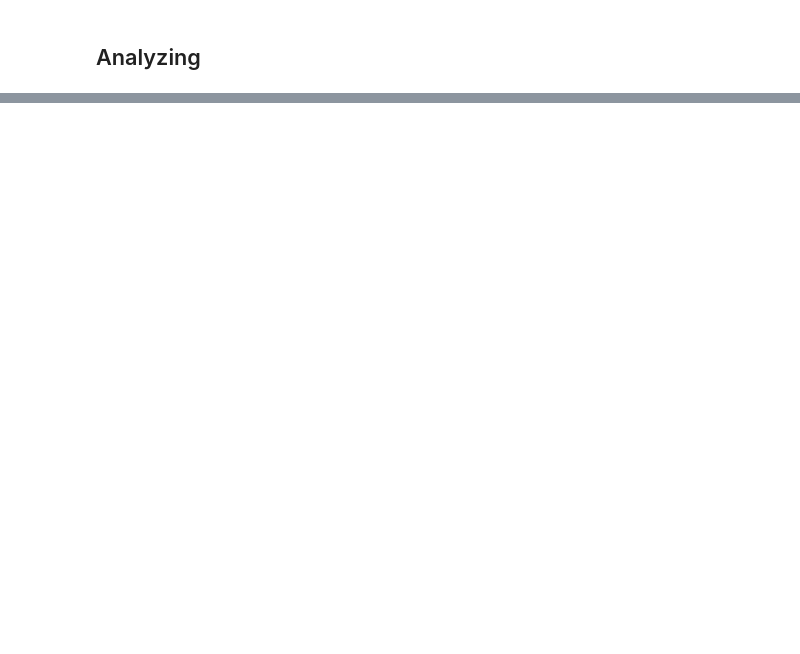
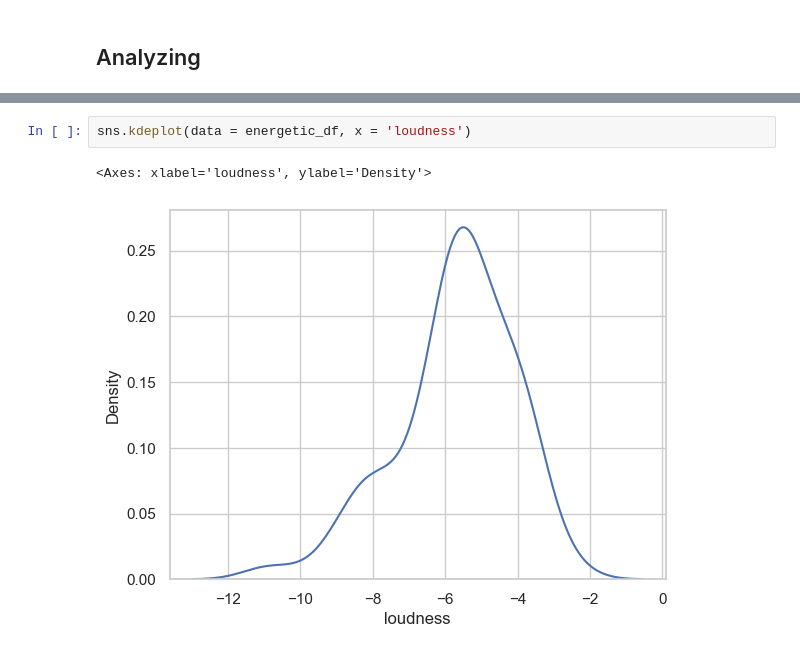
Before and after one commit to aakanksha1dutta/MOODSIC, a Jupyter notebook: 3_Model_Visualization.ipynb, the cells around one changed output, grey strips where cells are left out. Saved outputs shown, nothing was run; the diff lists cells and outputs as text; blank space fills up the shorter version.

```diff
--- a/3_Model_Visualization.ipynb
+++ b/3_Model_Visualization.ipynb
@@ -112,0 +106,5 @@ sns.jointplot(x = "energy",
+# %%
+sns.kdeplot(data = energetic_df, x = 'loudness')
+# %% [output]
+<Axes: xlabel='loudness', ylabel='Density'>
+[figure, added]
```
Also changed, not shown: parts of 9 cells of this notebook.
